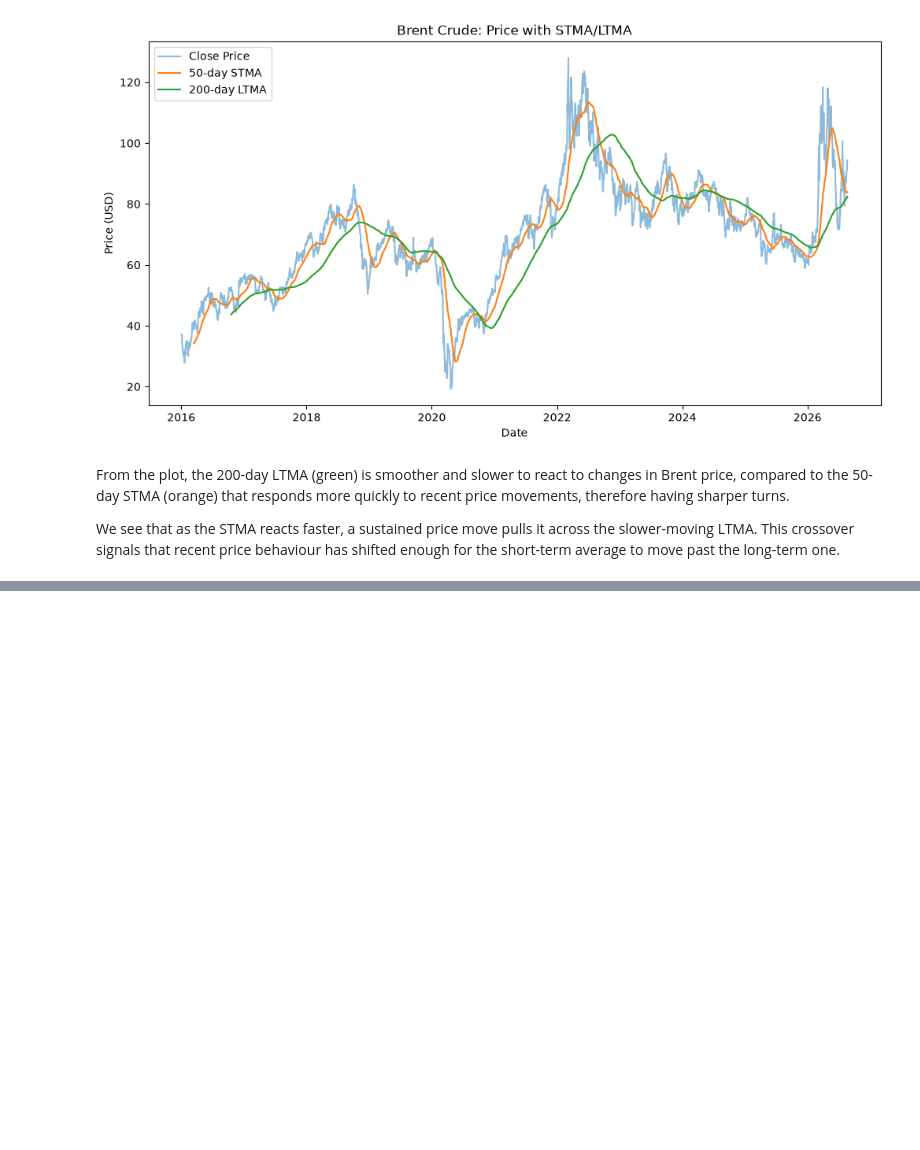
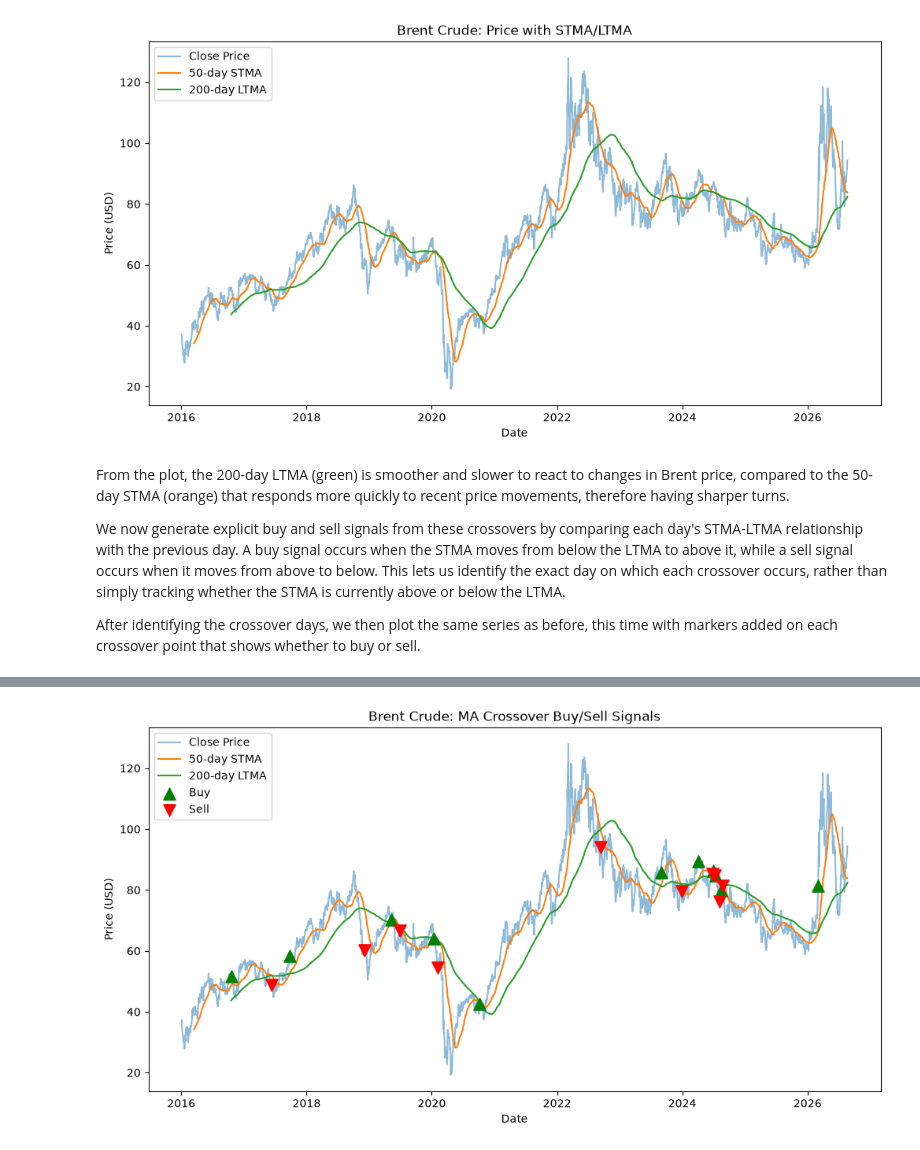
Before and after one commit to myuran-t/brent-crude-regime-model, a Jupyter notebook: brent_regime_model.ipynb, the cells around one changed output, grey strips where cells are left out. Drawn from its saved outputs; the diff is of its cells as text; code cells hidden in the pictures; blank space fills up the shorter version.

```diff
--- a/brent_regime_model.ipynb
+++ b/brent_regime_model.ipynb
@@ -73,7 +73,9 @@ plt.show()
 # %% [markdown]
 From the plot, the 200-day LTMA (green) is smoother and slower to react to changes in Brent price, compared to the 50-day STMA (orange) that responds more quickly to recent price movements, therefore having sharper turns.
 
-We see that as the STMA reacts faster, a sustained price move pulls it across the slower-moving LTMA. This crossover signals that recent price behaviour has shifted enough for the short-term average to move past the long-term one.
+We now generate explicit buy and sell signals from these crossovers by comparing each day's STMA-LTMA relationship with the previous day. A buy signal occurs when the STMA moves from below the LTMA to above it, while a sell signal occurs when it moves from above to below. This lets us identify the exact day on which each crossover occurs, rather than simply tracking whether the STMA is currently above or below the LTMA.
+
+After identifying the crossover days, we then plot the same series as before, this time with markers added on each crossover point that shows whether to buy or sell.
 # %%
 brent['STMA_above'] = brent['STMA'] > brent['LTMA'] # is STMA above LTMA?
 brent['yesterday_above'] = brent['STMA_above'].shift(1).fillna(False).astype(bool) # was STMA above LTMA yesterday?
@@ -100,3 +102,21 @@ brent[brent['BuySignal'] | brent['SellSignal']] # show buy/sell signals only
 | 2024-08-14 | 79.760002 | 81.440002 | 79.610001 | 80.980003 | 50327 | 82.546801 | 82.52200 | True | False | True | ... |
 | 2024-08-26 | 81.430000 | 81.580002 | 79.239998 | 79.320000 | 25997 | 82.246401 | 82.28070 | False | True | False | ... |
 | 2026-03-03 | 81.400002 | 85.050003 | 77.370003 | 78.050003 | 229556 | 66.510200 | 66.37545 | True | False | True | ... |
+# %%
+plt.figure(figsize=(12, 6))
+plt.plot(brent.index, brent['Close'], label='Close Price', alpha=0.5)
+plt.plot(brent.index, brent['STMA'], label='50-day STMA')
+plt.plot(brent.index, brent['LTMA'], label='200-day LTMA')
+
+plt.scatter(brent[brent['BuySignal']].index, brent[brent['BuySignal']]['Close'],
+            marker='^', color='green', s=120, label='Buy', zorder=5)
+plt.scatter(brent[brent['SellSignal']].index, brent[brent['SellSignal']]['Close'],
+            marker='v', color='red', s=120, label='Sell', zorder=5)
+
+plt.title('Brent Crude: MA Crossover Buy/Sell Signals')
+plt.xlabel('Date')
+plt.ylabel('Price (USD)')
+plt.legend()
+plt.show()
+# %% [output]
+[figure, added]
```
Also changed, not shown: parts of 3 cells of this notebook.
